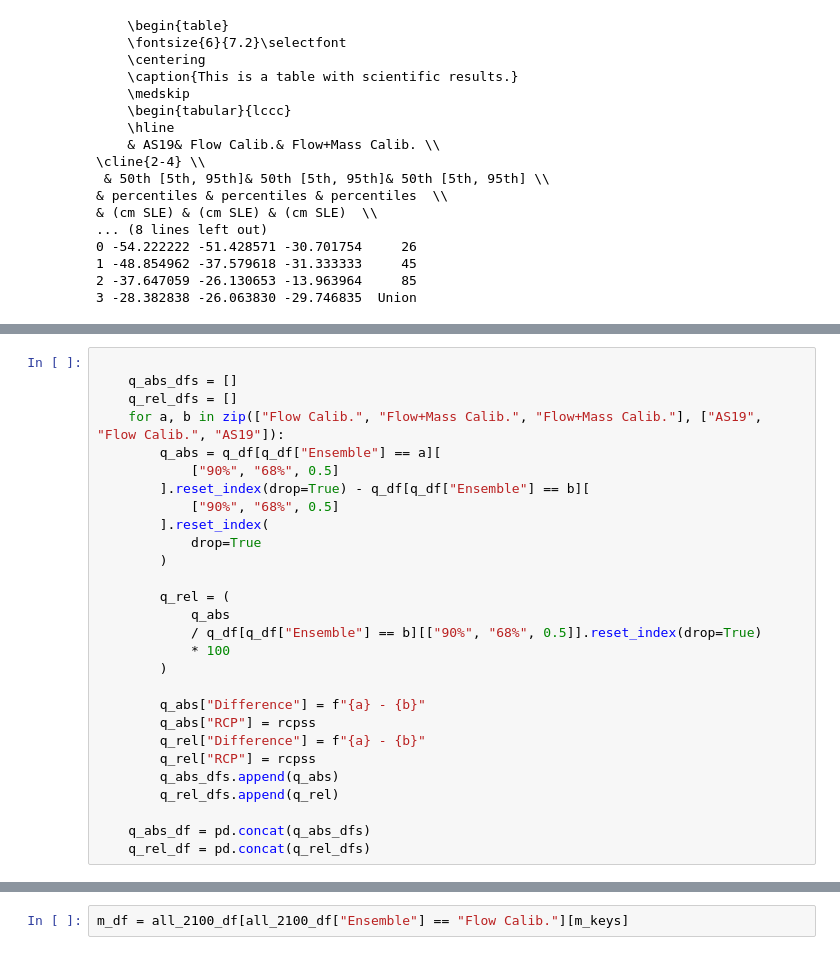
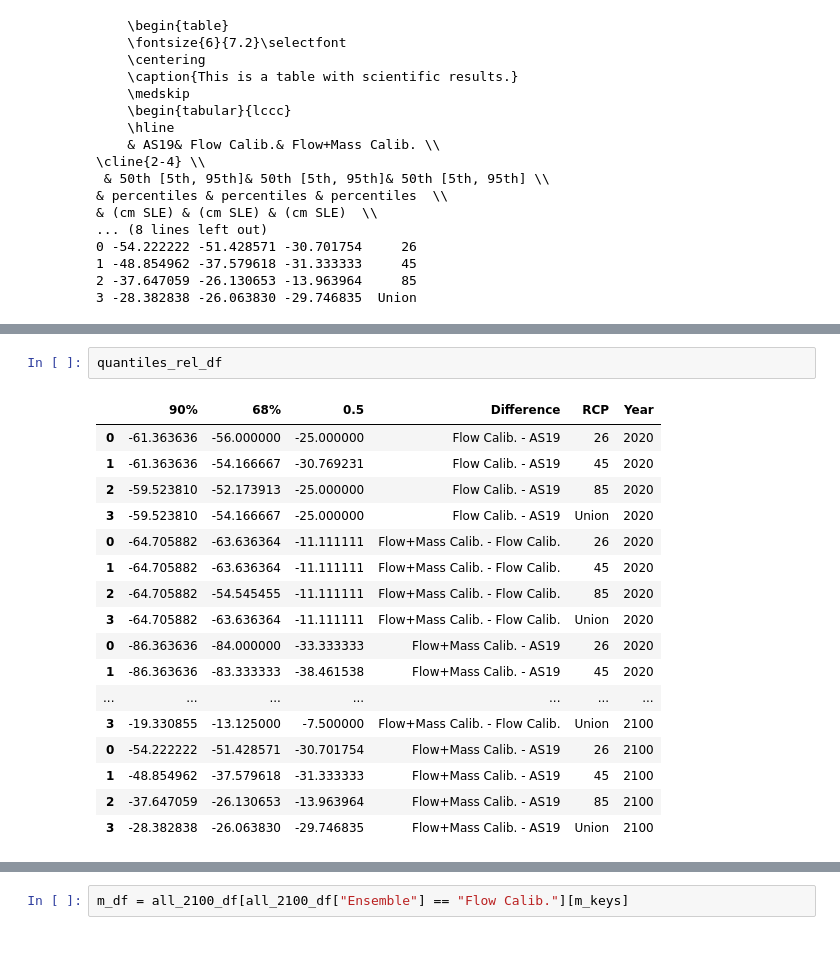
Before and after one commit to pism/pism-emulator, a Jupyter notebook: calibration/calibrate.ipynb, the cells around one changed output, grey strips where cells are left out. Drawn from its saved outputs; the diff is of its cells as text.

Commit message:
Work on quantile changes data frames
Absolute and relative changes are now reported for 2020 and 2100

```diff
--- a/calibration/calibrate.ipynb
+++ b/calibration/calibrate.ipynb
@@ -60,29 +74,21 @@ No artists with labels found to put in legend.  Note that artists whose label st
 # %%
-
-    q_abs_dfs = []
-    q_rel_dfs = []
-    for a, b in zip(["Flow Calib.", "Flow+Mass Calib.", "Flow+Mass Calib."], ["AS19", "Flow Calib.", "AS19"]):
-        q_abs = q_df[q_df["Ensemble"] == a][
-            ["90%", "68%", 0.5]
-        ].reset_index(drop=True) - q_df[q_df["Ensemble"] == b][
-            ["90%", "68%", 0.5]
-        ].reset_index(
-            drop=True
-        )
-
-        q_rel = (
-            q_abs
-            / q_df[q_df["Ensemble"] == b][["90%", "68%", 0.5]].reset_index(drop=True)
-            * 100
-        )
-
-        q_abs["Difference"] = f"{a} - {b}"
-        q_abs["RCP"] = rcpss
-        q_rel["Difference"] = f"{a} - {b}"
-        q_rel["RCP"] = rcpss
-        q_abs_dfs.append(q_abs)
-        q_rel_dfs.append(q_rel)
-
-    q_abs_df = pd.concat(q_abs_dfs)
-    q_rel_df = pd.concat(q_rel_dfs)
+quantiles_rel_df
+# %% [output]
+|  | 90% | 68% | 0.5 | Difference | RCP | Year |
+| 0 | -61.363636 | -56.000000 | -25.000000 | Flow Calib. - AS19 | 26 | 2020 |
+| 1 | -61.363636 | -54.166667 | -30.769231 | Flow Calib. - AS19 | 45 | 2020 |
+| 2 | -59.523810 | -52.173913 | -25.000000 | Flow Calib. - AS19 | 85 | 2020 |
+| 3 | -59.523810 | -54.166667 | -25.000000 | Flow Calib. - AS19 | Union | 2020 |
+| 0 | -64.705882 | -63.636364 | -11.111111 | Flow+Mass Calib. - Flow Calib. | 26 | 2020 |
+| 1 | -64.705882 | -63.636364 | -11.111111 | Flow+Mass Calib. - Flow Calib. | 45 | 2020 |
+| 2 | -64.705882 | -54.545455 | -11.111111 | Flow+Mass Calib. - Flow Calib. | 85 | 2020 |
+| 3 | -64.705882 | -63.636364 | -11.111111 | Flow+Mass Calib. - Flow Calib. | Union | 2020 |
+| 0 | -86.363636 | -84.000000 | -33.333333 | Flow+Mass Calib. - AS19 | 26 | 2020 |
+| 1 | -86.363636 | -83.333333 | -38.461538 | Flow+Mass Calib. - AS19 | 45 | 2020 |
+| ... | ... | ... | ... | ... | ... | ... |
+| 3 | -19.330855 | -13.125000 | -7.500000 | Flow+Mass Calib. - Flow Calib. | Union | 2100 |
+| 0 | -54.222222 | -51.428571 | -30.701754 | Flow+Mass Calib. - AS19 | 26 | 2100 |
+| 1 | -48.854962 | -37.579618 | -31.333333 | Flow+Mass Calib. - AS19 | 45 | 2100 |
+| 2 | -37.647059 | -26.130653 | -13.963964 | Flow+Mass Calib. - AS19 | 85 | 2100 |
+| 3 | -28.382838 | -26.063830 | -29.746835 | Flow+Mass Calib. - AS19 | Union | 2100 |
 # %%
```
Also changed, not shown: parts of 5 cells of this notebook, 4 other files.
